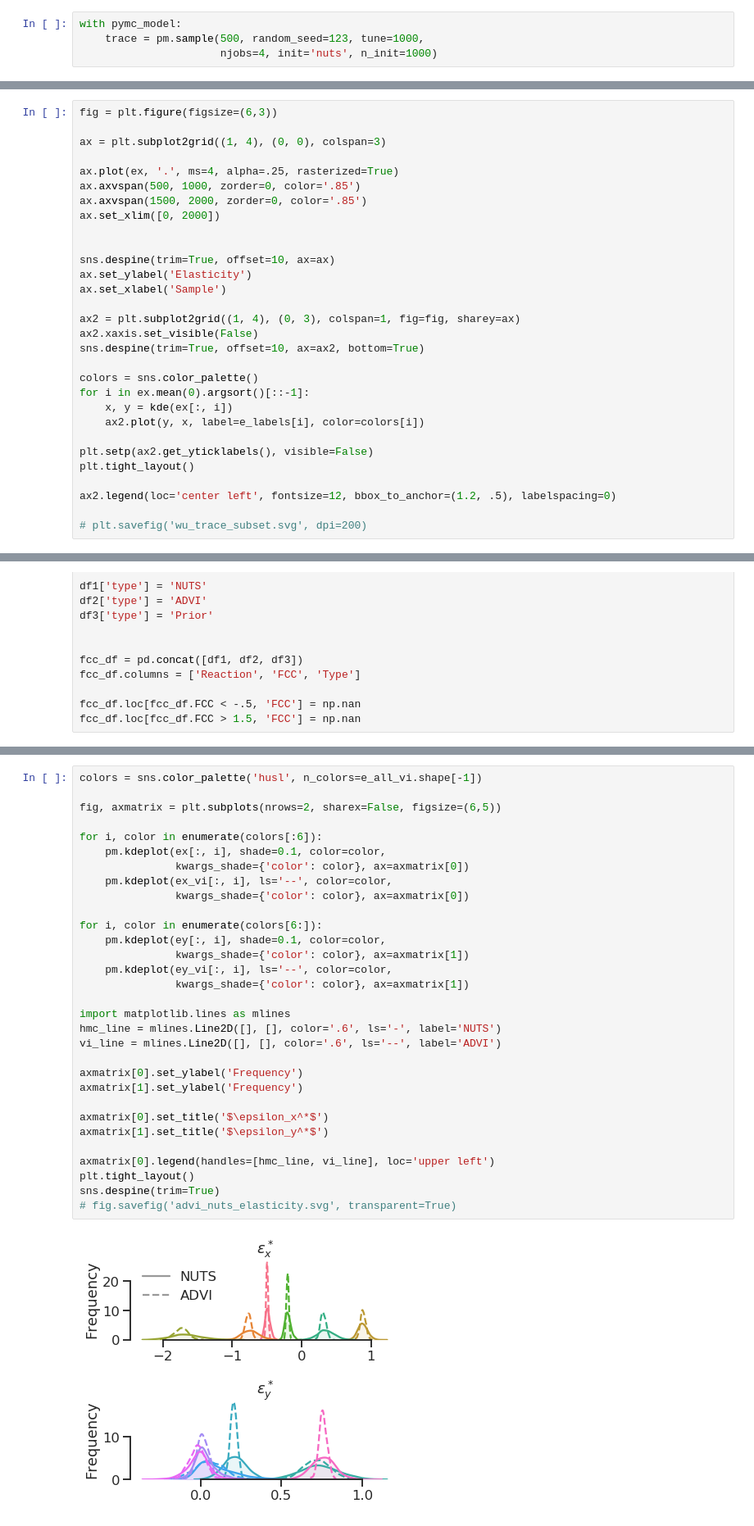
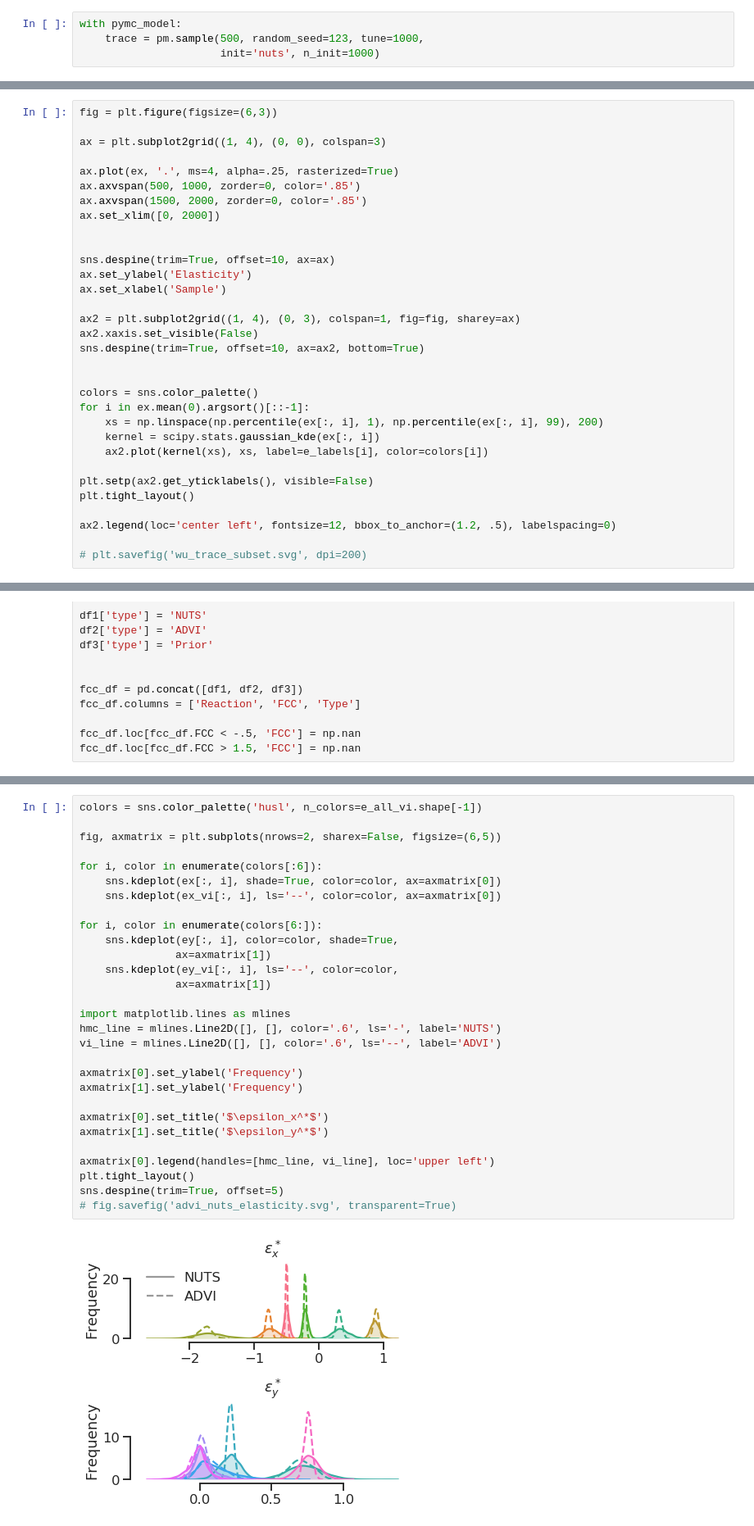
Before and after one commit to pstjohn/emll-docker, a Jupyter notebook: examples/wu2004.ipynb, the cells around one changed output, grey strips where cells are left out. Shown: that part at 82% size. Drawn from its saved outputs; the diff is of its cells as text.

```diff
--- a/examples/wu2004.ipynb
+++ b/examples/wu2004.ipynb
@@ -184,7 +184,7 @@ This is the actual computationally intensive portion, where we sample the poster
 # %%
 with pymc_model:
     trace = pm.sample(500, random_seed=123, tune=1000,
-                      njobs=4, init='nuts', n_init=1000)
+                      init='nuts', n_init=1000)
 # %% [output]
 Auto-assigning NUTS sampler...
 Initializing NUTS using nuts...
@@ -257,10 +270,12 @@ ax2 = plt.subplot2grid((1, 4), (0, 3), colspan=1, fig=fig, sharey=ax)
 ax2.xaxis.set_visible(False)
 sns.despine(trim=True, offset=10, ax=ax2, bottom=True)
 
+
 colors = sns.color_palette()
 for i in ex.mean(0).argsort()[::-1]:
-    x, y = kde(ex[:, i])
-    ax2.plot(y, x, label=e_labels[i], color=colors[i])
+    xs = np.linspace(np.percentile(ex[:, i], 1), np.percentile(ex[:, i], 99), 200)
+    kernel = scipy.stats.gaussian_kde(ex[:, i])
+    ax2.plot(kernel(xs), xs, label=e_labels[i], color=colors[i])
 
 plt.setp(ax2.get_yticklabels(), visible=False)
 plt.tight_layout()
@@ -519,33 +536,31 @@ e_df_vi.apply(pm.hpd)
 # %%
 colors = sns.color_palette('husl', n_colors=e_all_vi.shape[-1])
 
 fig, axmatrix = plt.subplots(nrows=2, sharex=False, figsize=(6,5))
 
 for i, color in enumerate(colors[:6]):
-    pm.kdeplot(ex[:, i], shade=0.1, color=color,
-               kwargs_shade={'color': color}, ax=axmatrix[0])
-    pm.kdeplot(ex_vi[:, i], ls='--', color=color,
-               kwargs_shade={'color': color}, ax=axmatrix[0])
+    sns.kdeplot(ex[:, i], shade=True, color=color, ax=axmatrix[0])
+    sns.kdeplot(ex_vi[:, i], ls='--', color=color, ax=axmatrix[0])
 
 for i, color in enumerate(colors[6:]):
-    pm.kdeplot(ey[:, i], shade=0.1, color=color,
-               kwargs_shade={'color': color}, ax=axmatrix[1])
-    pm.kdeplot(ey_vi[:, i], ls='--', color=color,
-               kwargs_shade={'color': color}, ax=axmatrix[1])
+    sns.kdeplot(ey[:, i], color=color, shade=True,
+               ax=axmatrix[1])
+    sns.kdeplot(ey_vi[:, i], ls='--', color=color,
+               ax=axmatrix[1])
 
 import matplotlib.lines as mlines
 hmc_line = mlines.Line2D([], [], color='.6', ls='-', label='NUTS')
 vi_line = mlines.Line2D([], [], color='.6', ls='--', label='ADVI')
 
 axmatrix[0].set_ylabel('Frequency')
 axmatrix[1].set_ylabel('Frequency')
 
 axmatrix[0].set_title('$\epsilon_x^*$')
 axmatrix[1].set_title('$\epsilon_y^*$')
 
 axmatrix[0].legend(handles=[hmc_line, vi_line], loc='upper left')
 plt.tight_layout()
-sns.despine(trim=True)
+sns.despine(trim=True, offset=5)
 # fig.savefig('advi_nuts_elasticity.svg', transparent=True)
 # %% [output]
-[figure, old version]
+[figure, new version]
```
Also changed, not shown: parts of 17 cells of this notebook, 1 other file.
